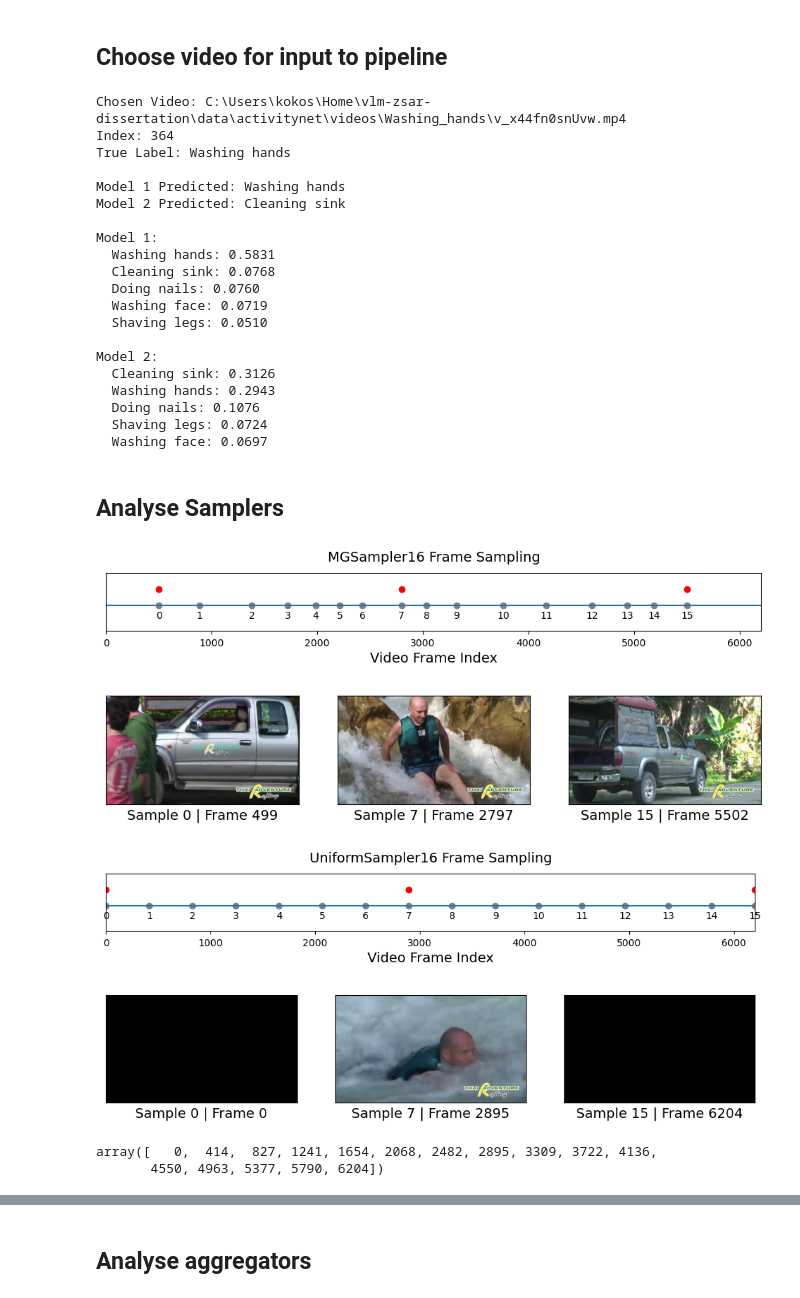
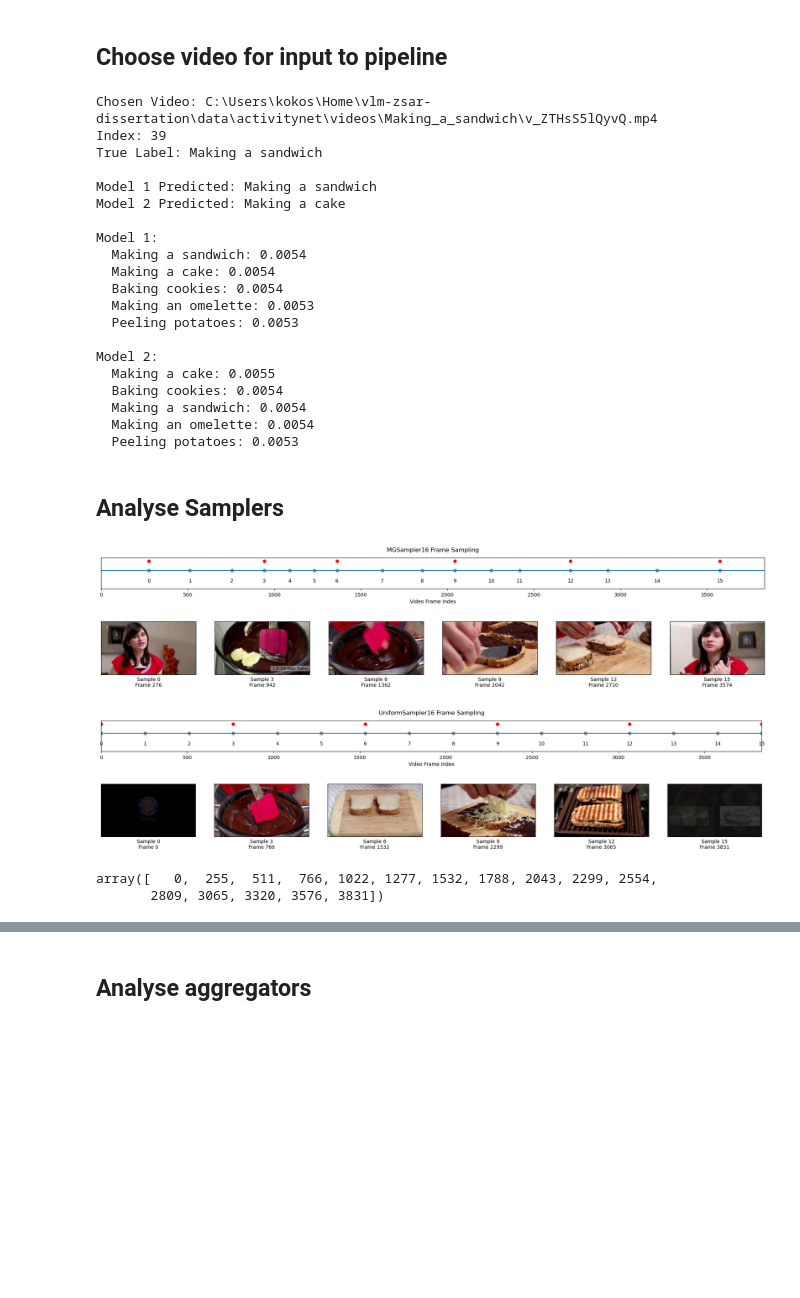
Before and after one commit to KubaJ23/vlm-zsar-dissertation, a Jupyter notebook: notebooks/manual_run_pipeline.ipynb, the cells around one changed output, grey strips where cells are left out. Drawn from its saved outputs; the diff is of its cells as text; code cells hidden in the pictures; blank space fills up the shorter version.

```diff
--- a/notebooks/manual_run_pipeline.ipynb
+++ b/notebooks/manual_run_pipeline.ipynb
@@ -53,16 +53,24 @@ metadata_cols = [
 ]
 
 # Samplers:
-# df1 = pd.read_csv(RESULTS_DIR / "activitynet_all_combinations_16" / "UniformSampler16_MeanPooling_MPVRPrompts.csv")
-# df2 = pd.read_csv(RESULTS_DIR / "activitynet_all_combinations_16" / "MGSampler16_MeanPooling_MPVRPrompts.csv")
+df1 = pd.read_csv(
+    RESULTS_DIR
+    / "activitynet_all_combinations_16"
+    / "UniformSampler16_MeanPooling_MPVRPrompts.csv"
+)
+df2 = pd.read_csv(
+    RESULTS_DIR
+    / "activitynet_all_combinations_16"
+    / "MGSampler16_MeanPooling_MPVRPrompts.csv"
+)
 
 # Aggregators:
 # df1 = pd.read_csv(RESULTS_DIR / "activitynet_all_combinations_16" / "UniformSampler16_QueryScoringAggregator_MPVRPrompts.csv")
 # df2 = pd.read_csv(RESULTS_DIR / "activitynet_all_combinations_16" / "UniformSampler16_MeanPooling_MPVRPrompts.csv")
 
 # Prompting:
-df1 = pd.read_csv(RESULTS_DIR / "activitynet_t100_16" / "UniformSampler16_MeanPooling_MPVRPrompts.csv")
-df2 = pd.read_csv(RESULTS_DIR / "activitynet_t100_16" / "UniformSampler16_MeanPooling_TemplatePrompts.csv")
+# df1 = pd.read_csv(RESULTS_DIR / "activitynet_t100_16" / "UniformSampler16_MeanPooling_MPVRPrompts.csv")
+# df2 = pd.read_csv(RESULTS_DIR / "activitynet_t100_16" / "UniformSampler16_MeanPooling_TemplatePrompts.csv")
 
 class_cols = df1.columns.drop(metadata_cols, errors="ignore").tolist()
 
@@ -81,13 +89,13 @@ video_path: Path = None
 
 if len(target_indices) > 0:
     random_idx = np.random.choice(target_indices)
-    # random_idx = 825
+    random_idx = 39
     # Good indexes:
     # Samplers: (used 637, 39)
     # Aggregators: 69, ( used 421), 193
     # Prompting: 825, 207, 312, 785, 768, (used 364)
 
-    video_path = ACTIVITYNET_VIDEOS_DIR / df1['clip_path'][random_idx]
+    video_path = ACTIVITYNET_VIDEOS_DIR / df1["clip_path"][random_idx]
     print(f"Chosen Video: {video_path}")
 
     print(f"Index: {random_idx}")
@@ -103,35 +111,35 @@ if len(target_indices) > 0:
     top_n_2 = probs2.sort_values(ascending=False).head(5)
 
     print("\nModel 1:")
-    for cls, score in top_n_1.items():
-        print(f"  {cls}: {score:.4f}")
+    for pred, score in top_n_1.items():
+        print(f"  {pred}: {score:.4f}")
 
     print("\nModel 2:")
-    for cls, score in top_n_2.items():
-        print(f"  {cls}: {score:.4f}")
+    for pred, score in top_n_2.items():
+        print(f"  {pred}: {score:.4f}")
 else:
     print("No instances found where Model 1 was correct and Model 2 was wrong.")
 # %% [output]
-Chosen Video: C:\Users\kokos\Home\vlm-zsar-dissertation\data\activitynet\videos\Washing_hands\v_x44fn0snUvw.mp4
-Index: 364
-True Label: Washing hands
+Chosen Video: C:\Users\kokos\Home\vlm-zsar-dissertation\data\activitynet\videos\Making_a_sandwich\v_ZTHsS5lQyvQ.mp4
+Index: 39
+True Label: Making a sandwich
 
-Model 1 Predicted: Washing hands
-Model 2 Predicted: Cleaning sink
+Model 1 Predicted: Making a sandwich
+Model 2 Predicted: Making a cake
 
 Model 1:
-  Washing hands: 0.5831
-  Cleaning sink: 0.0768
-  Doing nails: 0.0760
-  Washing face: 0.0719
-  Shaving legs: 0.0510
+  Making a sandwich: 0.0054
+  Making a cake: 0.0054
+  Baking cookies: 0.0054
+  Making an omelette: 0.0053
+  Peeling potatoes: 0.0053
 
 Model 2:
-  Cleaning sink: 0.3126
-  Washing hands: 0.2943
-  Doing nails: 0.1076
-  Shaving legs: 0.0724
-  Washing face: 0.0697
+  Making a cake: 0.0055
+  Baking cookies: 0.0054
+  Making a sandwich: 0.0054
+  Making an omelette: 0.0054
+  Peeling potatoes: 0.0053
 # %% [markdown]
 ## Analyse Samplers
 # %%
@@ -200,23 +222,23 @@ def visualise_sampler(video_path, sampler: Sampler, num_frames_to_display=3):
 # %%
 mgsampler = MotionGuidedSampler(16)
 uniform_sampler = UniformSampler(16)
 
 visualise_sampler(
     video_path,
     mgsampler,
-    num_frames_to_display=3,
+    num_frames_to_display=6,
 )
 
 visualise_sampler(
     video_path,
     uniform_sampler,
-    num_frames_to_display=3,
+    num_frames_to_display=6,
 )
 # %% [output]
-[figure, old version]
+[figure, new version]
-[figure, old version]
+[figure, new version]
-array([   0,  414,  827, 1241, 1654, 2068, 2482, 2895, 3309, 3722, 4136,
-       4550, 4963, 5377, 5790, 6204])
+array([   0,  255,  511,  766, 1022, 1277, 1532, 1788, 2043, 2299, 2554,
+       2809, 3065, 3320, 3576, 3831])
 # %%
 cumsum_diff = np.cumsum(mgsampler._cache[str(video_path)])
 
```
Also changed, not shown: parts of 5 cells of this notebook, 29 other files.
